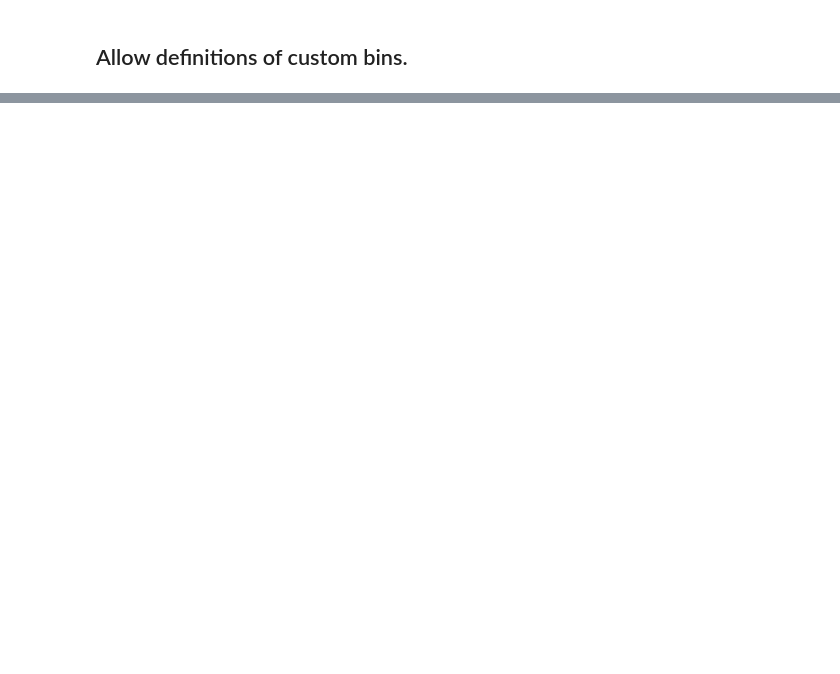
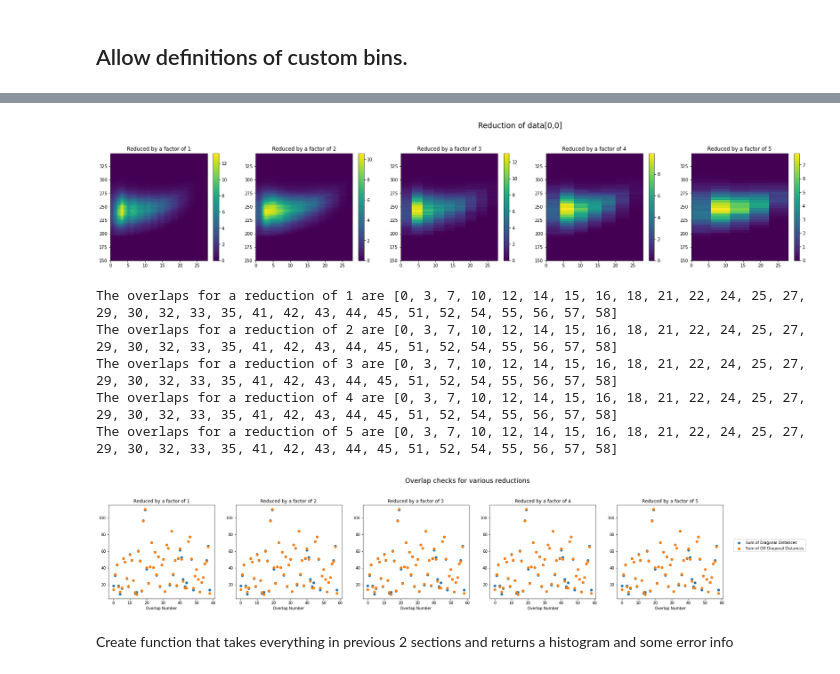
Before and after one commit to ASpraggin/FishTracking, a Jupyter notebook: fishGraphing.ipynb, the cells around one changed output, grey strips where cells are left out. Cells and saved outputs as stored; diff of their text form; code cells hidden in the pictures; blank space fills up the shorter version.

```diff
--- a/fishGraphing.ipynb
+++ b/fishGraphing.ipynb
@@ -265,7 +267,7 @@ def swapLister(distanceMatrix):
     swapList=[]
 
     for i in range(len(distanceMatrix.T)):
-        if distanceMatrix.T[i][1]>distanceMatrix.T[i][0]:
+        if distanceMatrix[1,i]<distanceMatrix[0,i]:
             swapList.append(i)
 
     return(swapList)
@@ -382,0 +391,47 @@ histMaker(binReducer(histSumList[0,0],3),binsDist/3,binsSum/3)
+# %%
+def histThing(data,n):
+    '''
+    '''
+    plt.figure(figsize=(7*n,10))
+    plt.suptitle('Reduction of data[0,0]',ha='center',size='xx-large')
+    plt.subplot(1,n+1,1)
+    histMaker(data[0,0],binsDist,binsSum)
+    plt.title('Original')
+    for i in range(1,n+1):
+        plt.subplot(2,n+1,i)
+        histMaker(*binReducer(data[0,0],binsDist,binsSum,i))
+        plt.title('Reduced by a factor of {}'.format(i))
+    plt.show()
+
+
+    plt.figure(figsize=(7*n,10))
+    plt.suptitle('Overlap checks for various reductions',ha='center',size='xx-large')
+    for i in range(1,n+1):
+        histReducedList={}
+        for j in range(len(data)//2):
+            histReducedList[j,0]=binReducer(data[j,0],binsDist,binsSum,n)[0]
+            histReducedList[j,1]=binReducer(data[j,1],binsDist,binsSum,n)[0]
+        distanceMatrix=swapMatrix(histReducedList)
+
+        plt.subplot(2,n+1,i)
+        plt.title('Reduced by a factor of {}'.format(i))
+        plt.scatter(np.linspace(0,len(distanceMatrix[0])-1,len(distanceMatrix[0])),distanceMatrix[0],label='Sum of Diagonal Distances')
+        plt.scatter(np.linspace(0,len(distanceMatrix[1])-1,len(distanceMatrix[1])),distanceMatrix[1],label='Sum of Off Diagonal Distances')
+        plt.xlabel('Overlap Number')
+        if(i==n):
+            plt.legend(loc=(1.1,.5))
+
+        print('The overlaps for a reduction of {} are {}'.format(i,swapLister(distanceMatrix)))
+    plt.show()
+# %%
+histThing(histSumList,5)
+# %% [output]
+[figure, added]
+The overlaps for a reduction of 1 are [0, 3, 7, 10, 12, 14, 15, 16, 18, 21, 22, 24, 25, 27, 29, 30, 32, 33, 35, 41, 42, 43, 44, 45, 51, 52, 54, 55, 56, 57, 58]
+The overlaps for a reduction of 2 are [0, 3, 7, 10, 12, 14, 15, 16, 18, 21, 22, 24, 25, 27, 29, 30, 32, 33, 35, 41, 42, 43, 44, 45, 51, 52, 54, 55, 56, 57, 58]
+The overlaps for a reduction of 3 are [0, 3, 7, 10, 12, 14, 15, 16, 18, 21, 22, 24, 25, 27, 29, 30, 32, 33, 35, 41, 42, 43, 44, 45, 51, 52, 54, 55, 56, 57, 58]
+The overlaps for a reduction of 4 are [0, 3, 7, 10, 12, 14, 15, 16, 18, 21, 22, 24, 25, 27, 29, 30, 32, 33, 35, 41, 42, 43, 44, 45, 51, 52, 54, 55, 56, 57, 58]
+The overlaps for a reduction of 5 are [0, 3, 7, 10, 12, 14, 15, 16, 18, 21, 22, 24, 25, 27, 29, 30, 32, 33, 35, 41, 42, 43, 44, 45, 51, 52, 54, 55, 56, 57, 58]
+[figure, added]
+# %% [markdown]
+Create function that  takes everything in previous 2 sections and returns a histogram and some error info
```
Also changed, not shown: parts of 10 cells of this notebook, 2 other files.
